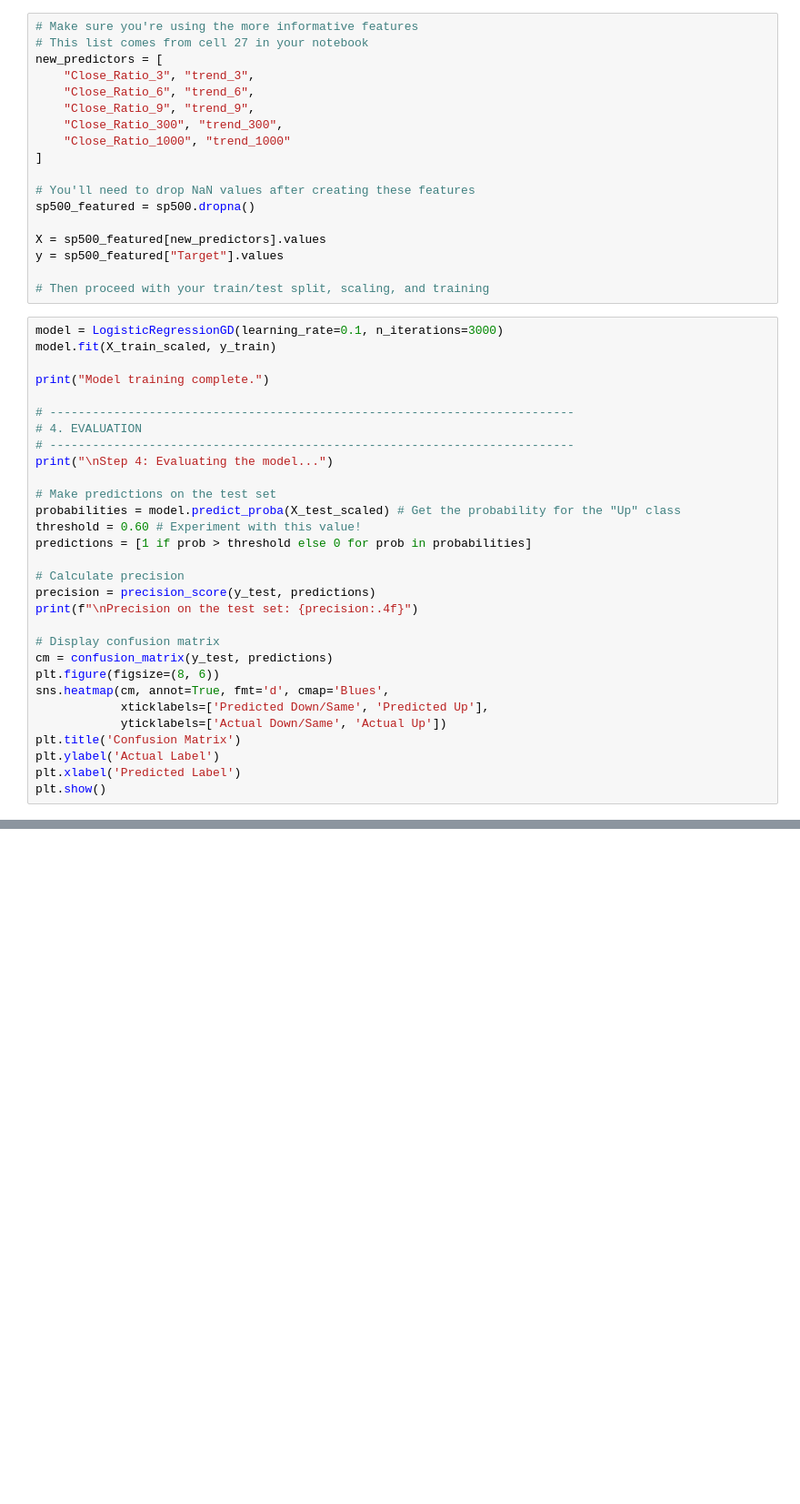
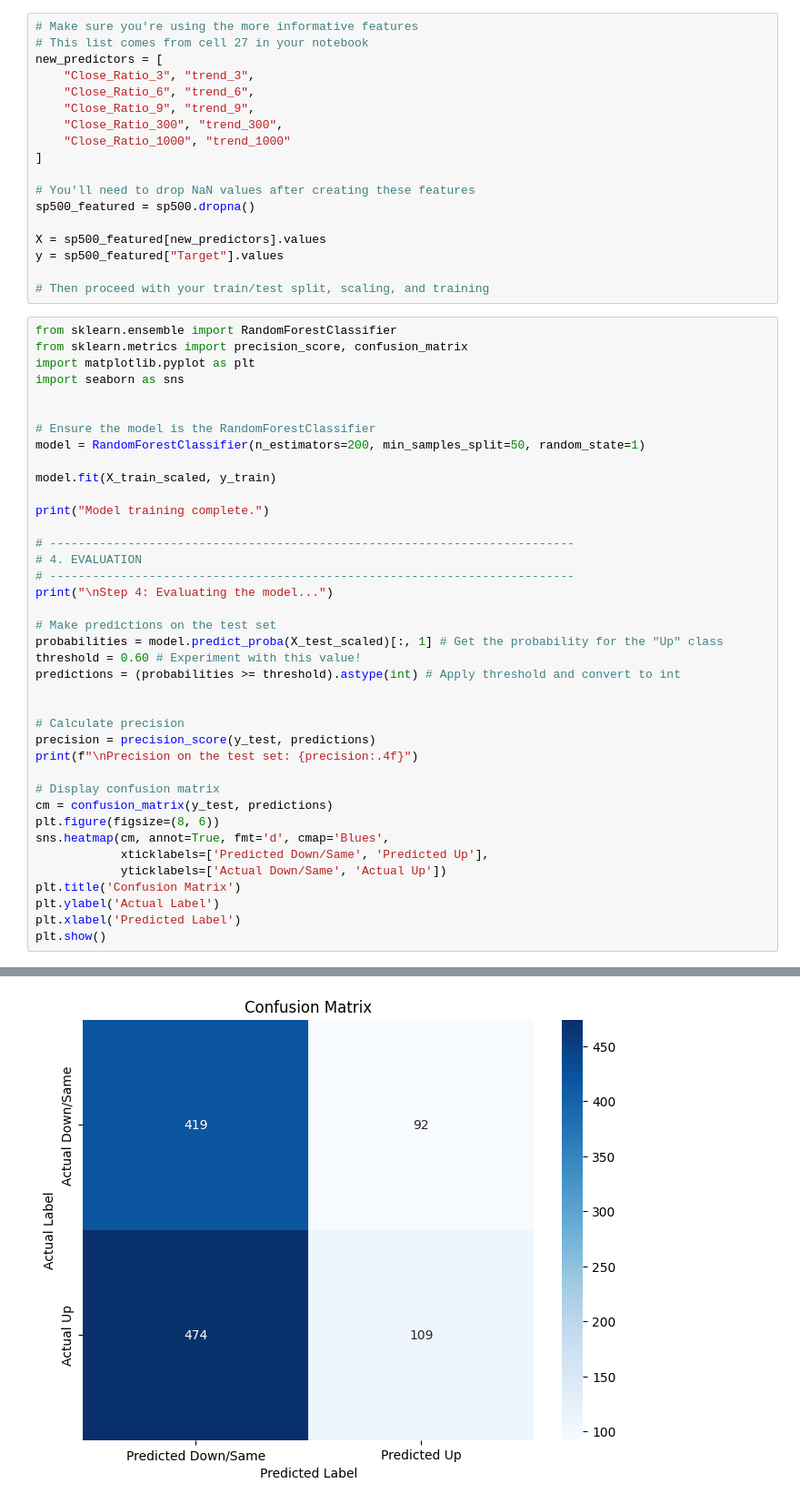
Before and after one commit to Sid-2004/Stock-Market-Predictor, a Jupyter notebook: Stock_Market_Predictor.ipynb, the cells around one changed output, grey strips where cells are left out. Shown at 91% size. Cells and saved outputs as stored; diff of their text form; blank space fills up the shorter version.

```diff
--- a/Stock_Market_Predictor.ipynb
+++ b/Stock_Market_Predictor.ipynb
@@ -405,7 +509,15 @@ y = sp500_featured["Target"].values
 
 # Then proceed with your train/test split, scaling, and training
 # %%
-model = LogisticRegressionGD(learning_rate=0.1, n_iterations=3000)
+from sklearn.ensemble import RandomForestClassifier
+from sklearn.metrics import precision_score, confusion_matrix
+import matplotlib.pyplot as plt
+import seaborn as sns
+
+
+# Ensure the model is the RandomForestClassifier
+model = RandomForestClassifier(n_estimators=200, min_samples_split=50, random_state=1)
+
 model.fit(X_train_scaled, y_train)
 
 print("Model training complete.")
@@ -416,9 +528,10 @@ print("Model training complete.")
 print("\nStep 4: Evaluating the model...")
 
 # Make predictions on the test set
-probabilities = model.predict_proba(X_test_scaled) # Get the probability for the "Up" class
+probabilities = model.predict_proba(X_test_scaled)[:, 1] # Get the probability for the "Up" class
 threshold = 0.60 # Experiment with this value!
-predictions = [1 if prob > threshold else 0 for prob in probabilities]
+predictions = (probabilities >= threshold).astype(int) # Apply threshold and convert to int
+
 
 # Calculate precision
 precision = precision_score(y_test, predictions)
@@ -434,3 +547,4 @@ plt.title('Confusion Matrix')
 plt.ylabel('Actual Label')
 plt.xlabel('Predicted Label')
 plt.show()
+# %% [output]
@@ -436,0 +556 @@ plt.show()
+[figure, added]
```
Also changed, not shown: parts of 22 cells of this notebook.
